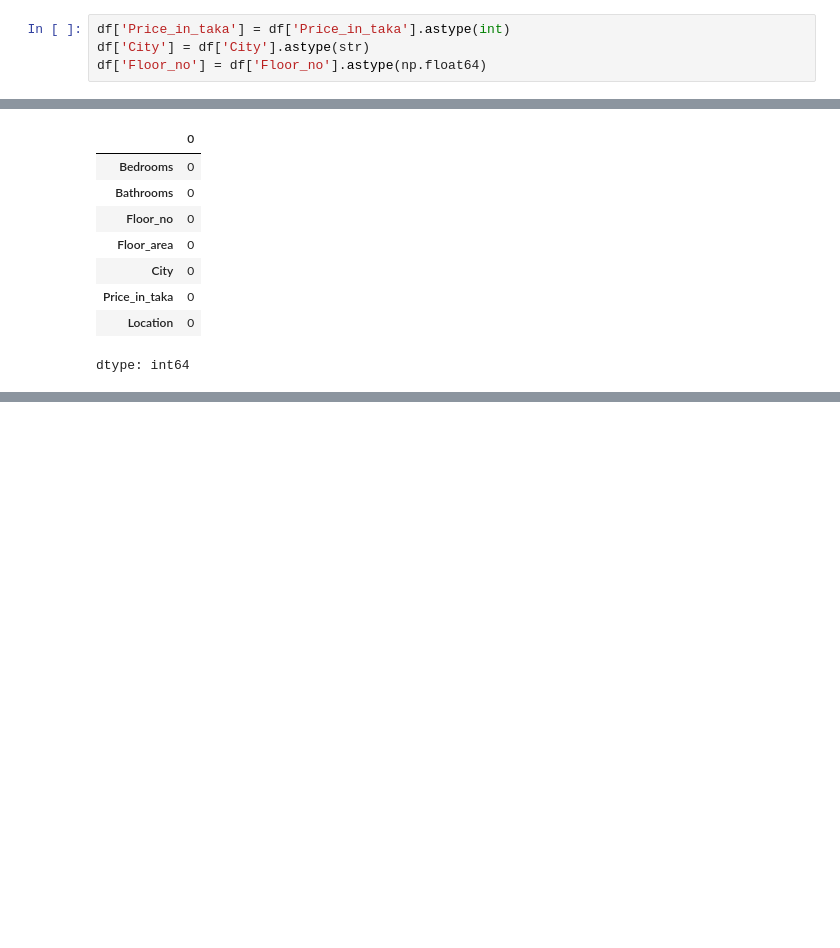
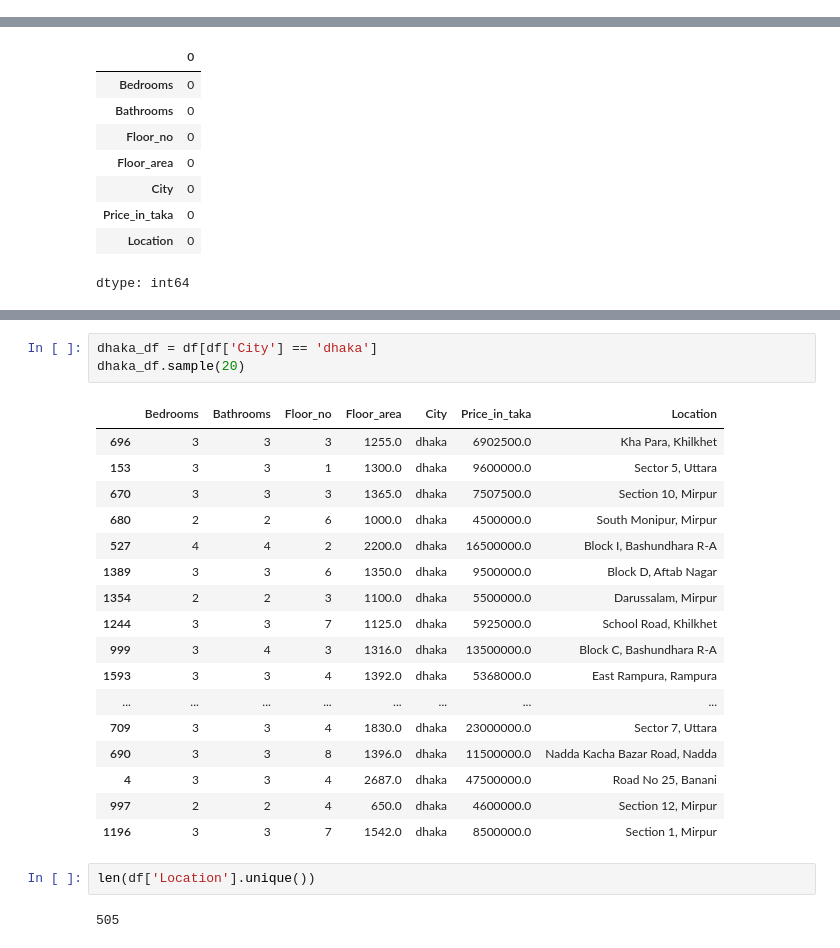
Before and after one commit to shemanto27/End-to-End-BD-House-Price-Prediction, a Jupyter notebook: BD_House_Price_Prediction.ipynb, the cells around one changed output, grey strips where cells are left out. Saved outputs shown, nothing was run; the diff lists cells and outputs as text; blank space fills up the shorter version.

```diff
--- a/BD_House_Price_Prediction.ipynb
+++ b/BD_House_Price_Prediction.ipynb
@@ -231,10 +236,6 @@ df[df['Floor_no'].str.contains('th ', case=False, na=False)]
 # %%
 df['Floor_no'] = df['Floor_no'].replace('[^0-9.]', '', regex=True) #replace any character that is not a digit (0-9) or a decimal point (.) with an empty string.
 df['Floor_no'] = pd.to_numeric(df['Floor_no'], errors='coerce')
-# %%
-df['Price_in_taka'] = df['Price_in_taka'].astype(int)
-df['City'] = df['City'].astype(str)
-df['Floor_no'] = df['Floor_no'].astype(np.float64)
 # %%
 # mean_Bedrooms = df['Bedrooms'].mean()
 # mean_Bathrooms = df['Bathrooms'].mean()
@@ -334,0 +374,25 @@ dtype: int64
+# %%
+dhaka_df = df[df['City'] == 'dhaka']
+dhaka_df.sample(20)
+# %% [output]
+|  | Bedrooms | Bathrooms | Floor_no | Floor_area | City | Price_in_taka | Location |
+| 696 | 3 | 3 | 3 | 1255.0 | dhaka | 6902500.0 | Kha Para, Khilkhet |
+| 153 | 3 | 3 | 1 | 1300.0 | dhaka | 9600000.0 | Sector 5, Uttara |
+| 670 | 3 | 3 | 3 | 1365.0 | dhaka | 7507500.0 | Section 10, Mirpur |
+| 680 | 2 | 2 | 6 | 1000.0 | dhaka | 4500000.0 | South Monipur, Mirpur |
+| 527 | 4 | 4 | 2 | 2200.0 | dhaka | 16500000.0 | Block I, Bashundhara R-A |
+| 1389 | 3 | 3 | 6 | 1350.0 | dhaka | 9500000.0 | Block D, Aftab Nagar |
+| 1354 | 2 | 2 | 3 | 1100.0 | dhaka | 5500000.0 | Darussalam, Mirpur |
+| 1244 | 3 | 3 | 7 | 1125.0 | dhaka | 5925000.0 | School Road, Khilkhet |
+| 999 | 3 | 4 | 3 | 1316.0 | dhaka | 13500000.0 | Block C, Bashundhara R-A |
+| 1593 | 3 | 3 | 4 | 1392.0 | dhaka | 5368000.0 | East Rampura, Rampura |
+| ... | ... | ... | ... | ... | ... | ... | ... |
+| 709 | 3 | 3 | 4 | 1830.0 | dhaka | 23000000.0 | Sector 7, Uttara |
+| 690 | 3 | 3 | 8 | 1396.0 | dhaka | 11500000.0 | Nadda Kacha Bazar Road, Nadda |
+| 4 | 3 | 3 | 4 | 2687.0 | dhaka | 47500000.0 | Road No 25, Banani |
+| 997 | 2 | 2 | 4 | 650.0 | dhaka | 4600000.0 | Section 12, Mirpur |
+| 1196 | 3 | 3 | 7 | 1542.0 | dhaka | 8500000.0 | Section 1, Mirpur |
+# %%
+len(df['Location'].unique())
+# %% [output]
+505
```
Also changed, not shown: parts of 43 cells of this notebook.
